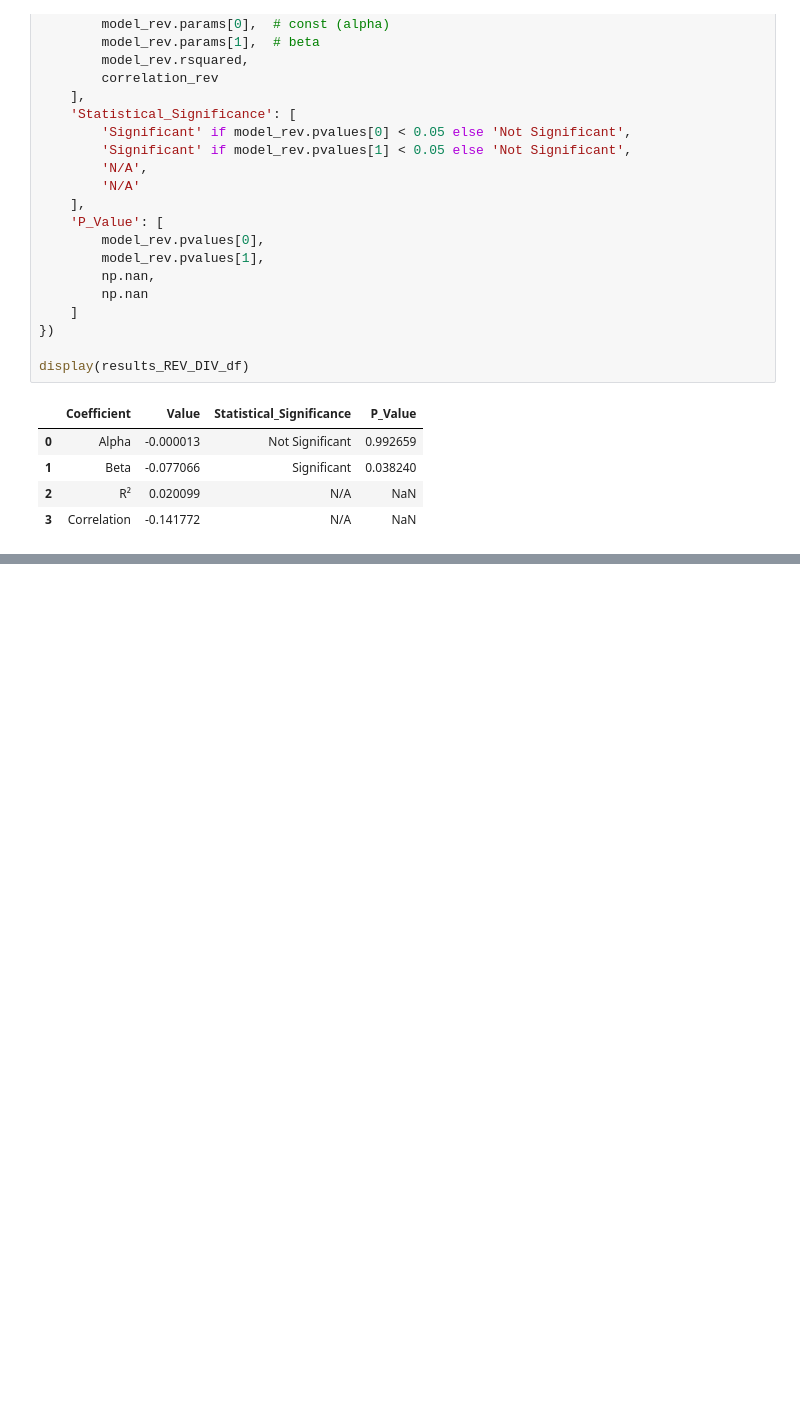
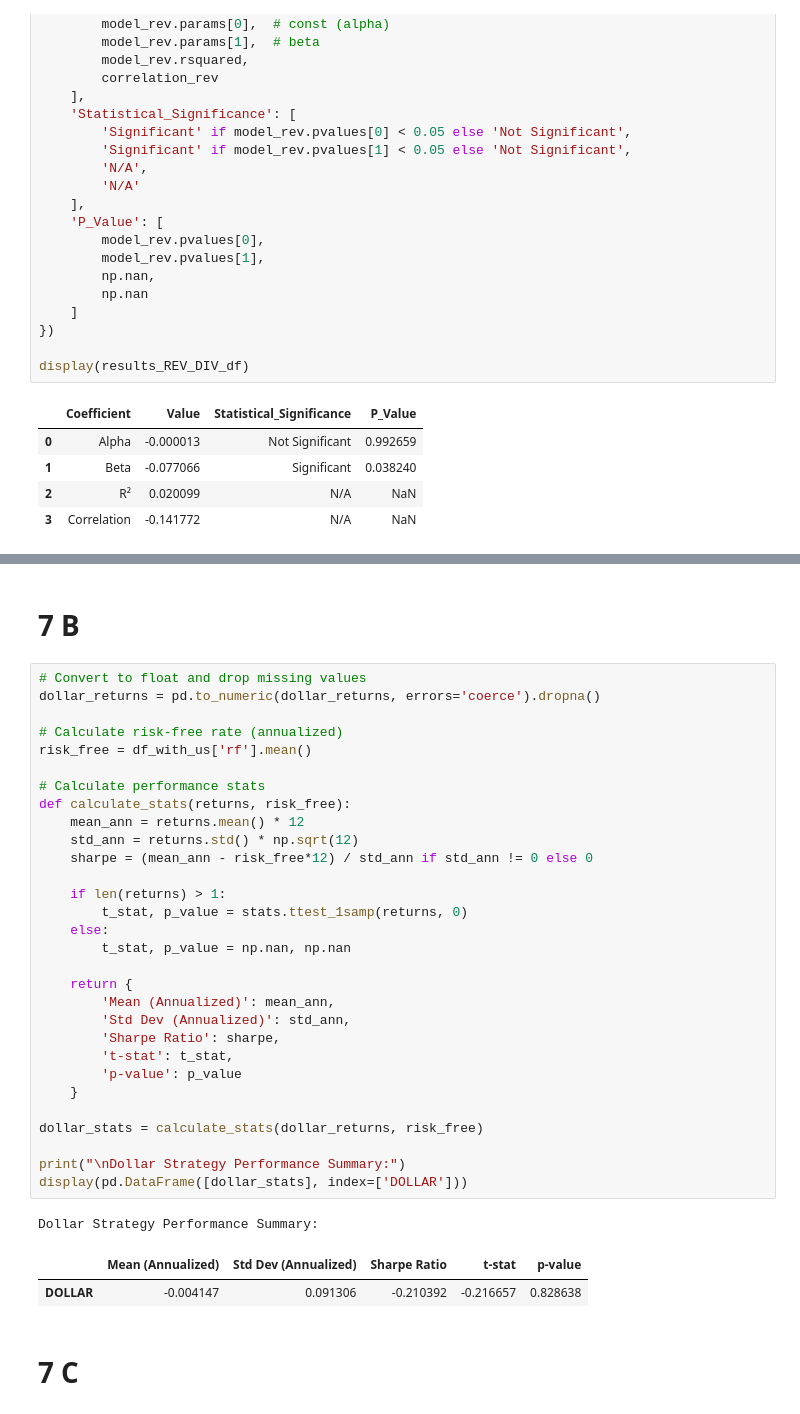
Before and after one commit to mulemule02/investments_project, a Jupyter notebook: investments.ipynb, the cells around one changed output, grey strips where cells are left out. Drawn from its saved outputs; the diff is of its cells as text; blank space fills up the shorter version.

```diff
--- a/investments.ipynb
+++ b/investments.ipynb
@@ -935,0 +1294,38 @@ display(results_REV_DIV_df)
+# %% [markdown]
+# 7 B
+# %%
+# Convert to float and drop missing values
+dollar_returns = pd.to_numeric(dollar_returns, errors='coerce').dropna()
+
+# Calculate risk-free rate (annualized)
+risk_free = df_with_us['rf'].mean()
+
+# Calculate performance stats
+def calculate_stats(returns, risk_free):
+    mean_ann = returns.mean() * 12
+    std_ann = returns.std() * np.sqrt(12)
+    sharpe = (mean_ann - risk_free*12) / std_ann if std_ann != 0 else 0
+
+    if len(returns) > 1:
+        t_stat, p_value = stats.ttest_1samp(returns, 0)
+    else:
+        t_stat, p_value = np.nan, np.nan
+
+    return {
+        'Mean (Annualized)': mean_ann,
+        'Std Dev (Annualized)': std_ann,
+        'Sharpe Ratio': sharpe,
+        't-stat': t_stat,
+        'p-value': p_value
+    }
+
+dollar_stats = calculate_stats(dollar_returns, risk_free)
+
+print("\nDollar Strategy Performance Summary:")
+display(pd.DataFrame([dollar_stats], index=['DOLLAR']))
+# %% [output]
+Dollar Strategy Performance Summary:
+|  | Mean (Annualized) | Std Dev (Annualized) | Sharpe Ratio | t-stat | p-value |
+| DOLLAR | -0.004147 | 0.091306 | -0.210392 | -0.216657 | 0.828638 |
+# %% [markdown]
+# 7 C
```
Also changed, not shown: parts of 12 cells of this notebook.
